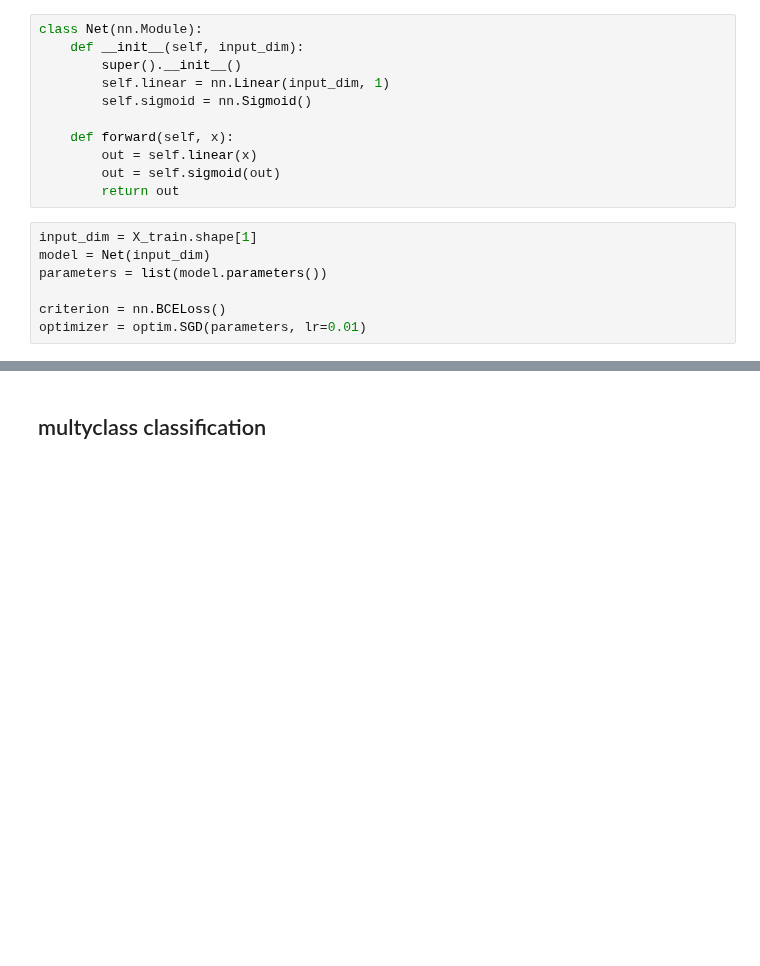
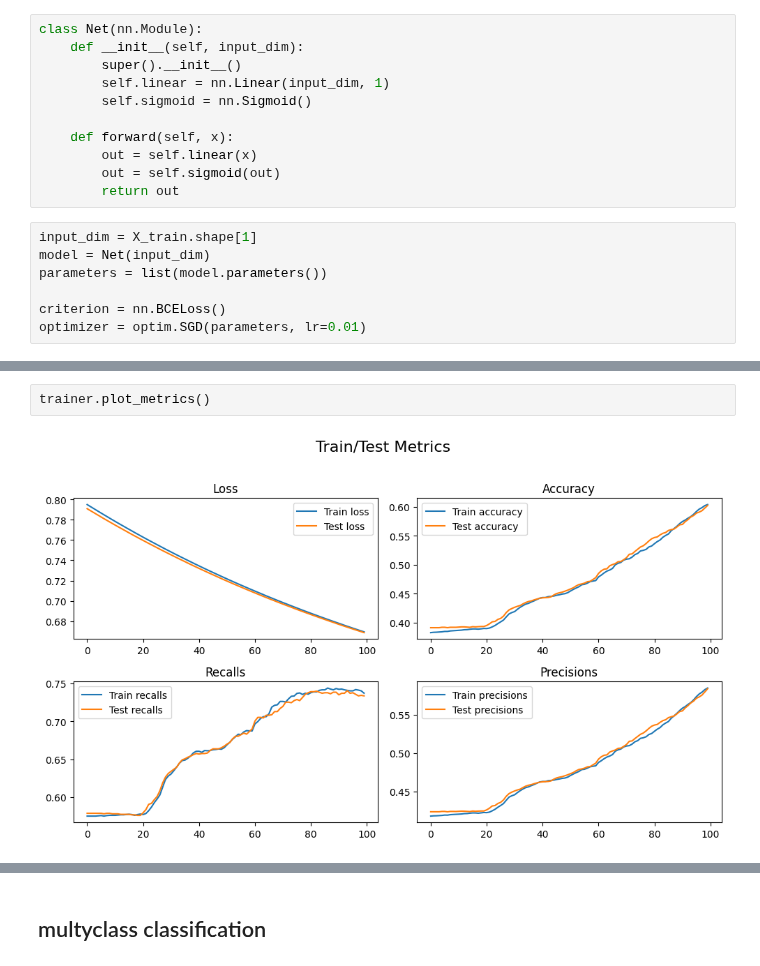
Before and after one commit to Familenko/DS-Lifehacks, a Jupyter notebook: pytorch/model_build.ipynb, the cells around one changed output, grey strips where cells are left out. Saved outputs shown, nothing was run; the diff lists cells and outputs as text; blank space fills up the shorter version.

```diff
--- a/pytorch/model_build.ipynb
+++ b/pytorch/model_build.ipynb
@@ -136,3 +136,7 @@ Epoch [100/100] Train Loss: 0.7056 Acc: 0.5527 Rec: 0.5353 Prec: 0.5583
+# %%
+trainer.plot_metrics()
+# %% [output]
+[figure, added]
 # %%
 metrics, model = train_model_cls(
     num_classes=2,
```
Also changed, not shown: parts of 16 cells of this notebook, 4 other files.
